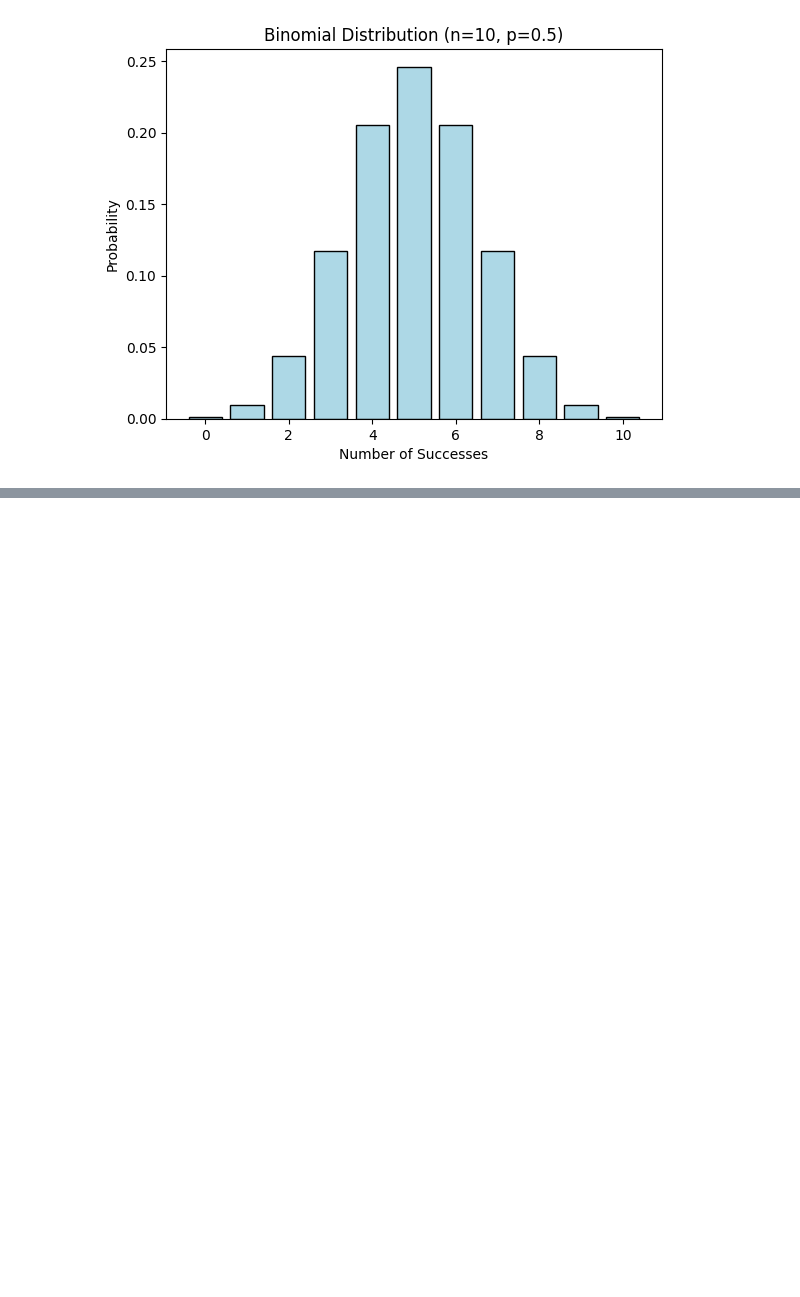
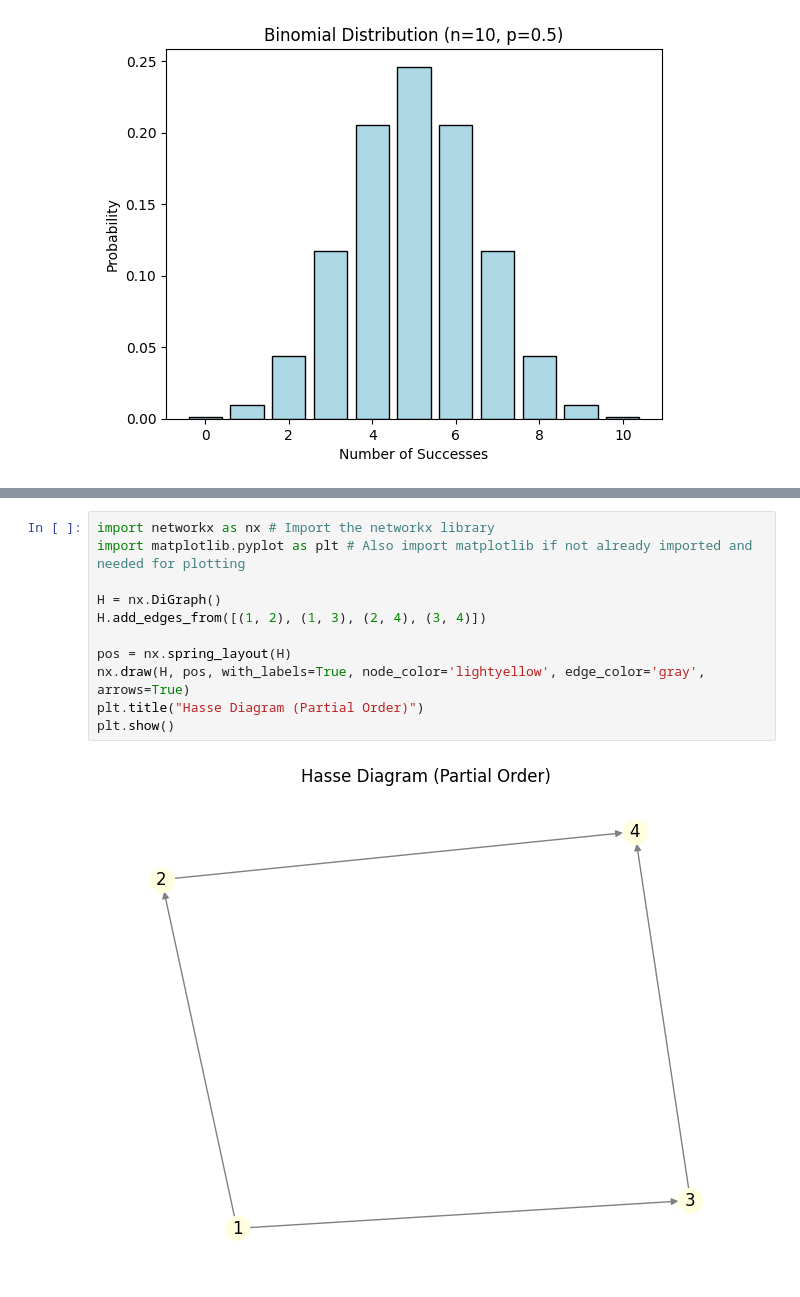
Before and after one commit to rmd360/machinelearningproject, a Jupyter notebook: Maths.ipynb, the cells around one changed output, grey strips where cells are left out. Saved outputs shown, nothing was run; the diff lists cells and outputs as text; blank space fills up the shorter version.

```diff
--- a/Maths.ipynb
+++ b/Maths.ipynb
@@ -822,0 +840,13 @@ plt.show()
+# %%
+import networkx as nx # Import the networkx library
+import matplotlib.pyplot as plt # Also import matplotlib if not already imported and needed for plotting
+
+H = nx.DiGraph()
+H.add_edges_from([(1, 2), (1, 3), (2, 4), (3, 4)])
+
+pos = nx.spring_layout(H)
+nx.draw(H, pos, with_labels=True, node_color='lightyellow', edge_color='gray', arrows=True)
+plt.title("Hasse Diagram (Partial Order)")
+plt.show()
+# %% [output]
+[figure, added]
```
Also changed, not shown: parts of 1 cell of this notebook.
